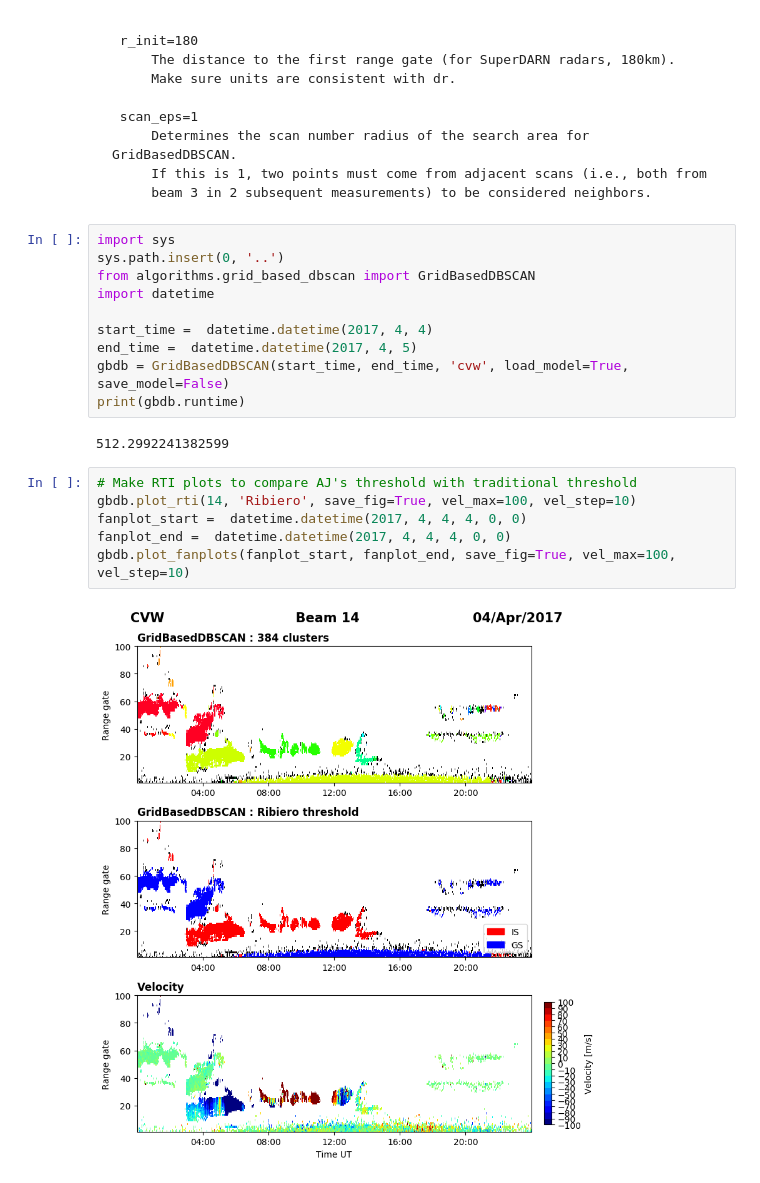
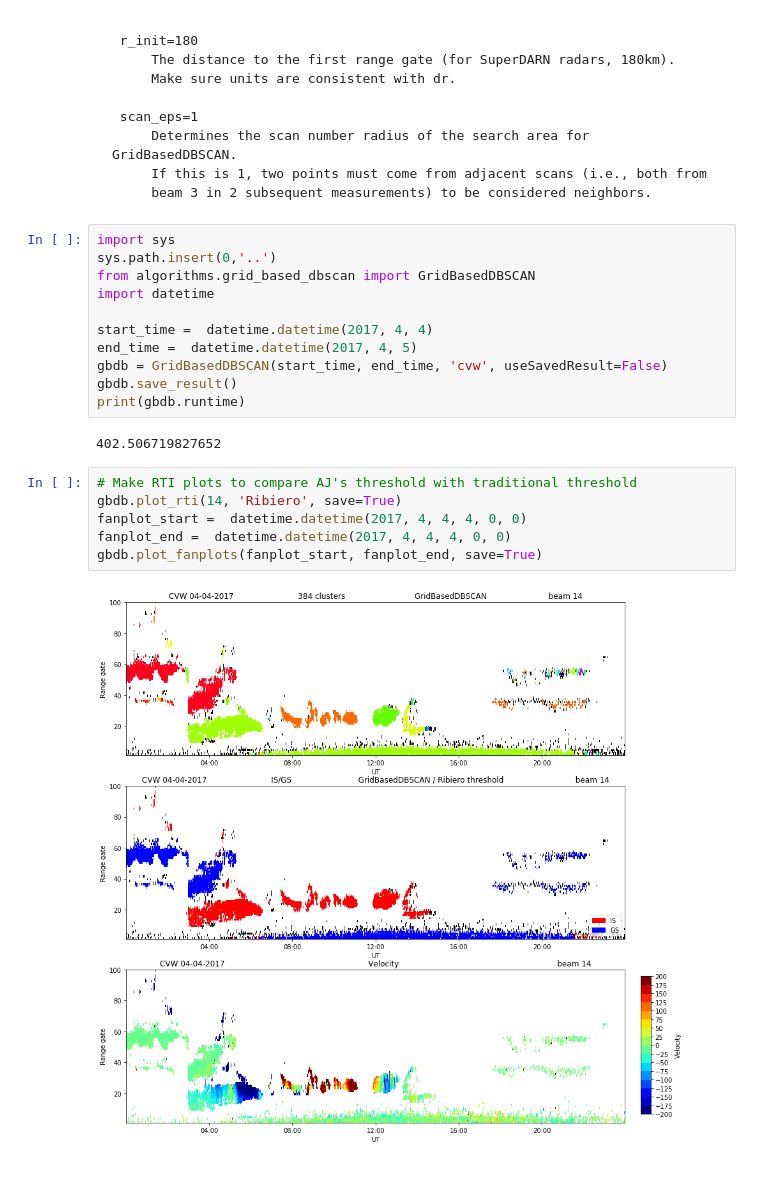
Before and after one commit to vtsuperdarn/clustering_superdarn_data, a Jupyter notebook: plotters/grid_based_dbscan.ipynb, the cells around one changed output. Cells and saved outputs as stored; diff of their text form.

Commit message:
Updated RT plots to show cluster numbers

```diff
--- a/plotters/grid_based_dbscan.ipynb
+++ b/plotters/grid_based_dbscan.ipynb
@@ -52,21 +52,22 @@ be modified using the class constructor.
          beam 3 in 2 subsequent measurements) to be considered neighbors.
 # %%
 import sys
-sys.path.insert(0, '..')
+sys.path.insert(0,'..')
 from algorithms.grid_based_dbscan import GridBasedDBSCAN
 import datetime
 
 start_time =  datetime.datetime(2017, 4, 4)
 end_time =  datetime.datetime(2017, 4, 5)
-gbdb = GridBasedDBSCAN(start_time, end_time, 'cvw', load_model=True, save_model=False)
+gbdb = GridBasedDBSCAN(start_time, end_time, 'cvw', useSavedResult=False)
+gbdb.save_result()
 print(gbdb.runtime)
 # %% [output]
-512.2992241382599
+402.506719827652
 # %%
 # Make RTI plots to compare AJ's threshold with traditional threshold
-gbdb.plot_rti(14, 'Ribiero', save_fig=True, vel_max=100, vel_step=10)
+gbdb.plot_rti(14, 'Ribiero', save=True)
 fanplot_start =  datetime.datetime(2017, 4, 4, 4, 0, 0)
 fanplot_end =  datetime.datetime(2017, 4, 4, 4, 0, 0)
-gbdb.plot_fanplots(fanplot_start, fanplot_end, save_fig=True, vel_max=100, vel_step=10)
+gbdb.plot_fanplots(fanplot_start, fanplot_end, save=True)
 # %% [output]
-[figure, old version]
+[figure, new version]
```
Also changed, not shown: parts of 1 cell of this notebook, 5 other files.
